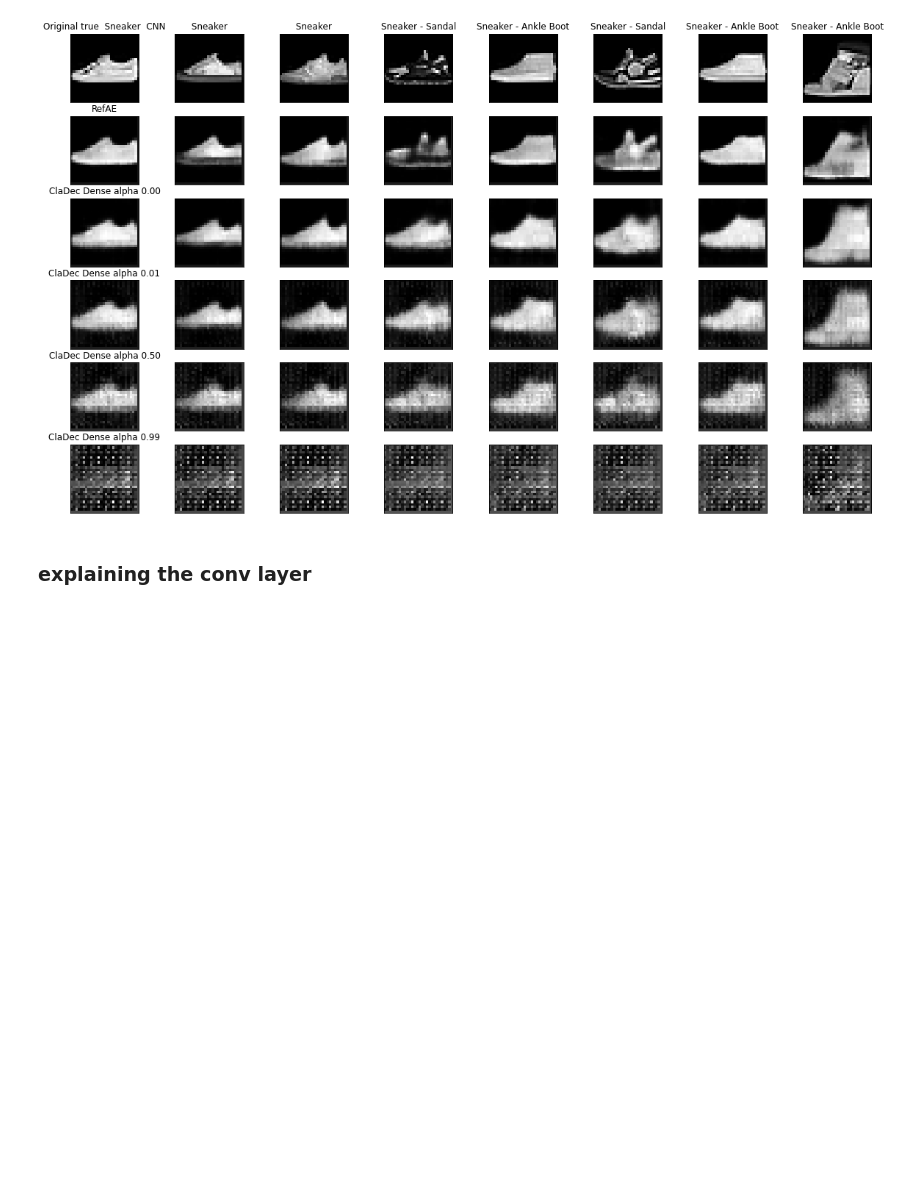
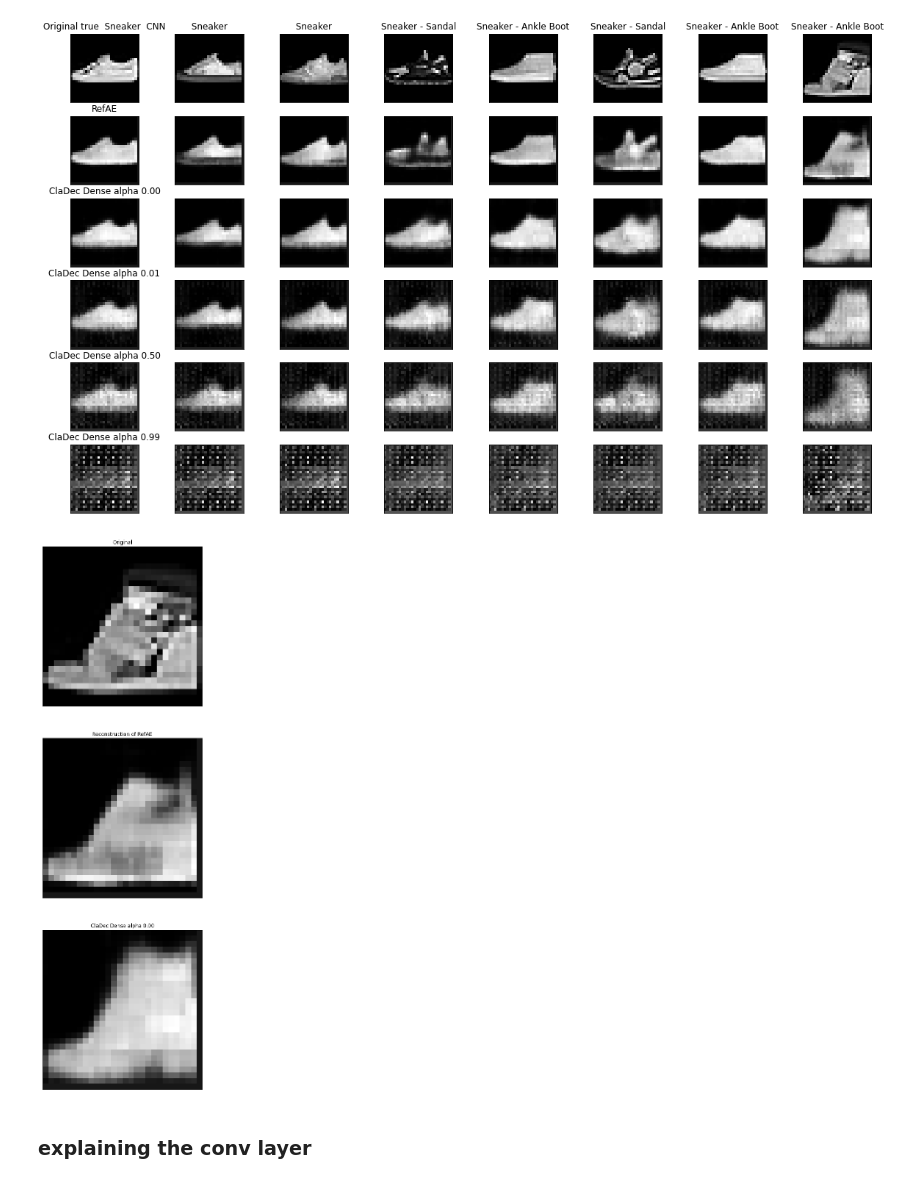
Before and after one commit to tomtuamnuq/cladec-mnist, a Jupyter notebook: eval/fashion_mnist/4-Evaluation-Layer.ipynb, the cells around one changed output. Saved outputs shown, nothing was run; the diff lists cells and outputs as text; code cells hidden in the pictures; blank space fills up the shorter version.

```diff
--- a/eval/fashion_mnist/4-Evaluation-Layer.ipynb
+++ b/eval/fashion_mnist/4-Evaluation-Layer.ipynb
@@ -171,6 +171,37 @@ plt.savefig(SAVED_EVAL_PICS_PATH.joinpath('sneaker_dense.png'))
 plt.show()
 # %% [output]
 [figure]
+# %%
+i = 7
+plt.figure(figsize=(8, 8 * 3))
+
+# Display Original
+ax = plt.subplot(3, 1, 1)
+ax.set_title("Original")
+plt.imshow(eval_images[i])
+plt.gray()
+ax.get_xaxis().set_visible(False)
+ax.get_yaxis().set_visible(False)
+# Display refae
+ax = plt.subplot(3, 1, 2)
+ax.set_title("Reconstruction of RefAE")
+plt.imshow(eval_refae_dense[i])
+plt.gray()
+ax.get_xaxis().set_visible(False)
+ax.get_yaxis().set_visible(False)
+
+# Display cladec
+alpha = 0
+ax = plt.subplot(3, 1, 3)
+ax.set_title(f'ClaDec Dense alpha {alpha / 100:0.2f}')
+plt.imshow(cladec_eval_data_dense[0][i])
+plt.gray()
+ax.get_xaxis().set_visible(False)
+ax.get_yaxis().set_visible(False)
+plt.savefig(SAVED_EVAL_PICS_PATH.joinpath('sneaker_dense_single.png'))
+plt.show()
+# %% [output]
+[figure, added]
 # %% [markdown]
 ### explaining the conv layer
 # %%
```
Also changed, not shown: parts of 4 cells of this notebook, 11 other files.
